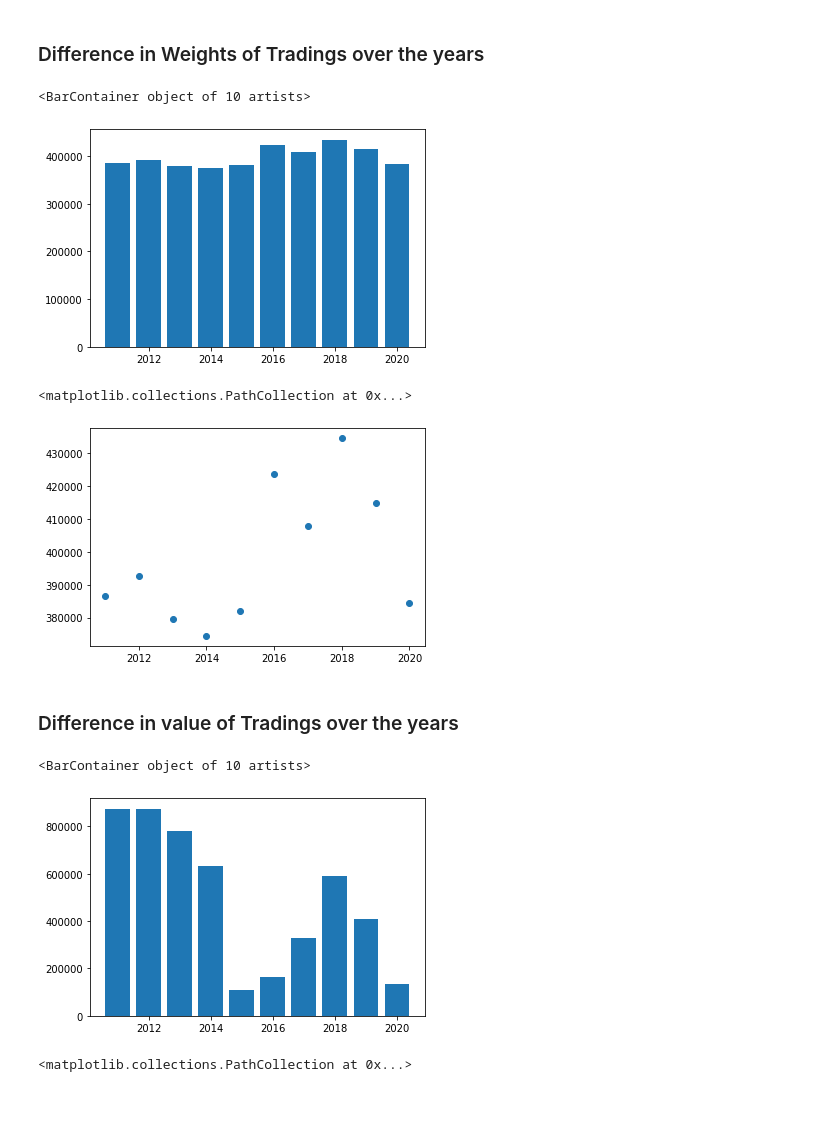
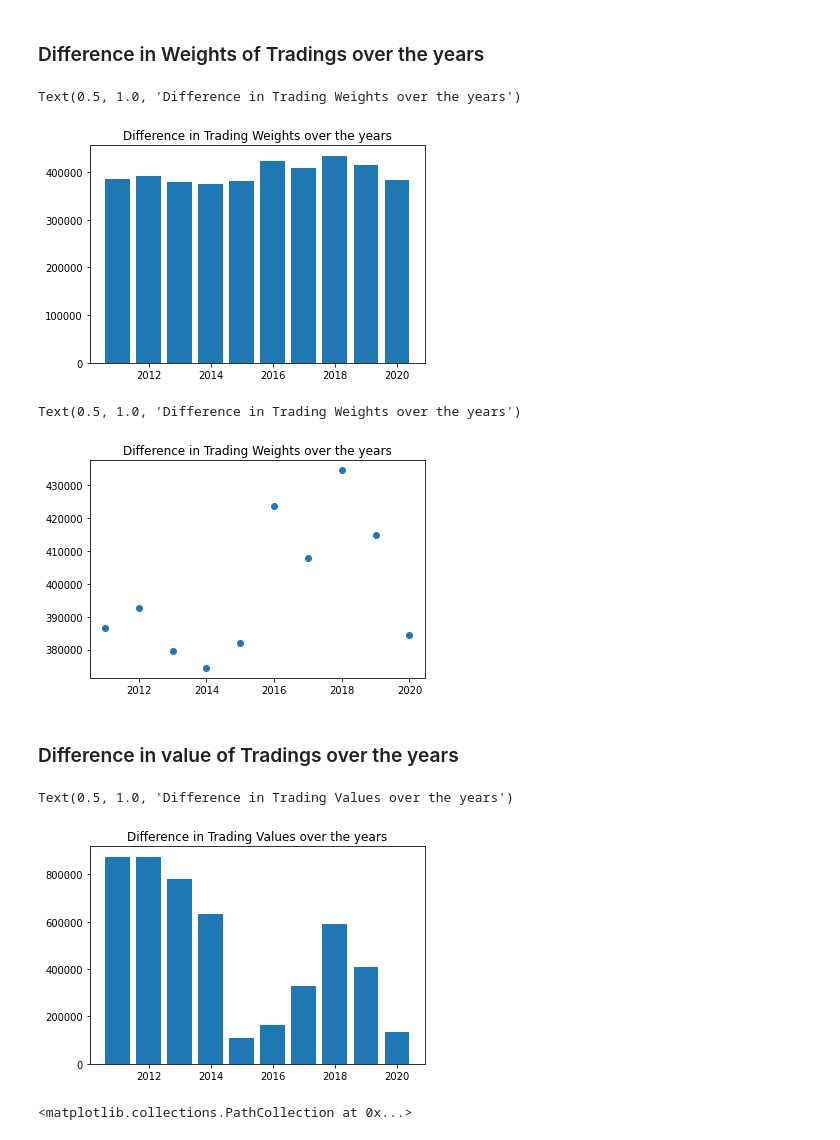
Before and after one commit to Aabusabaeen/Capstone-Project, a Jupyter notebook: 2020_EDA_Cleaning.ipynb, the cells around one changed output. Saved outputs shown, nothing was run; the diff lists cells and outputs as text; code cells hidden in the pictures; blank space fills up the shorter version.

```diff
--- a/CP_EDA_Cleaning.ipynb
+++ b/2020_EDA_Cleaning.ipynb
@@ -77,21 +72,24 @@ Cleaned_Trading20
 ### Difference in Weights of Tradings over the years
 # %%
 plt.bar(Cleaned_Trading20['Year'], Cleaned_Trading20['Difference in Weights'])
+plt.title('Difference in Trading Weights over the years')
 # %% [output]
-<BarContainer object of 10 artists>
+Text(0.5, 1.0, 'Difference in Trading Weights over the years')
-[figure, old version]
+[figure, new version]
 # %%
 plt.scatter(Cleaned_Trading20['Year'], Cleaned_Trading20['Difference in Weights'])
+plt.title('Difference in Trading Weights over the years')
 # %% [output]
-<matplotlib.collections.PathCollection at 0x...>
+Text(0.5, 1.0, 'Difference in Trading Weights over the years')
-[figure, old version]
+[figure, new version]
 # %% [markdown]
 ### Difference in value of Tradings over the years
 # %%
 plt.bar(Cleaned_Trading20['Year'], Cleaned_Trading20['Difference in Value'])
+plt.title('Difference in Trading Values over the years')
 # %% [output]
-<BarContainer object of 10 artists>
+Text(0.5, 1.0, 'Difference in Trading Values over the years')
-[figure, old version]
+[figure, new version]
 # %%
 plt.scatter(Cleaned_Trading20['Year'], Cleaned_Trading20['Difference in Value'])
 # %% [output]
```
Also changed, not shown: parts of 39 cells of this notebook, 9 other files.
